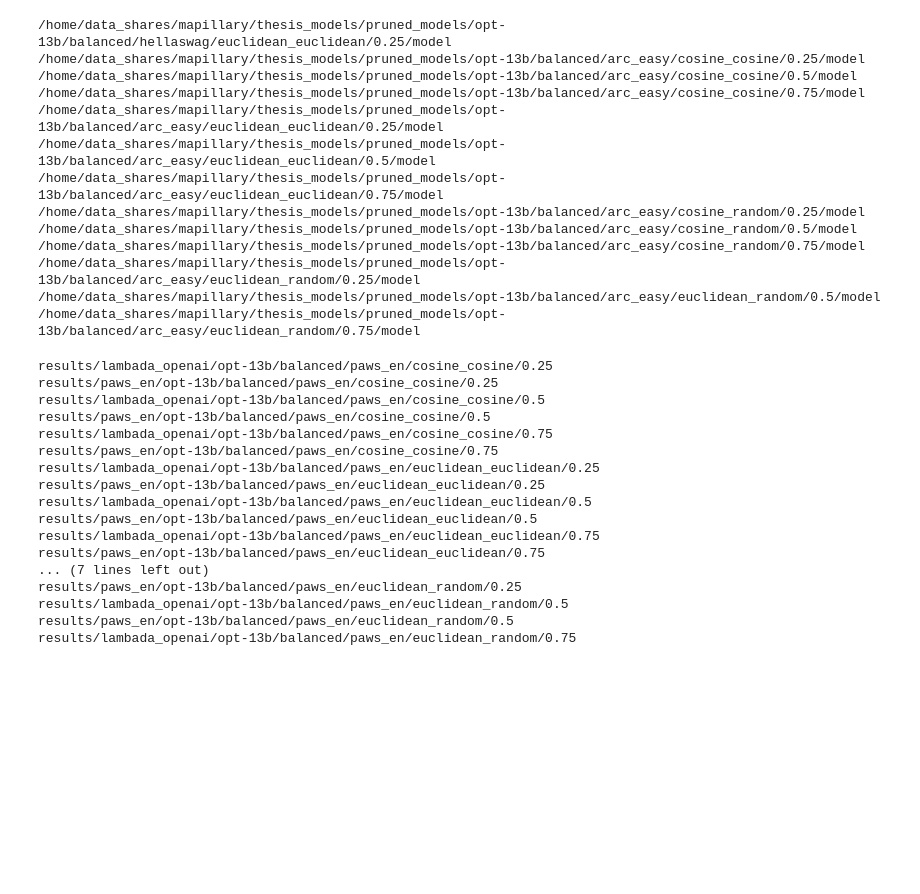
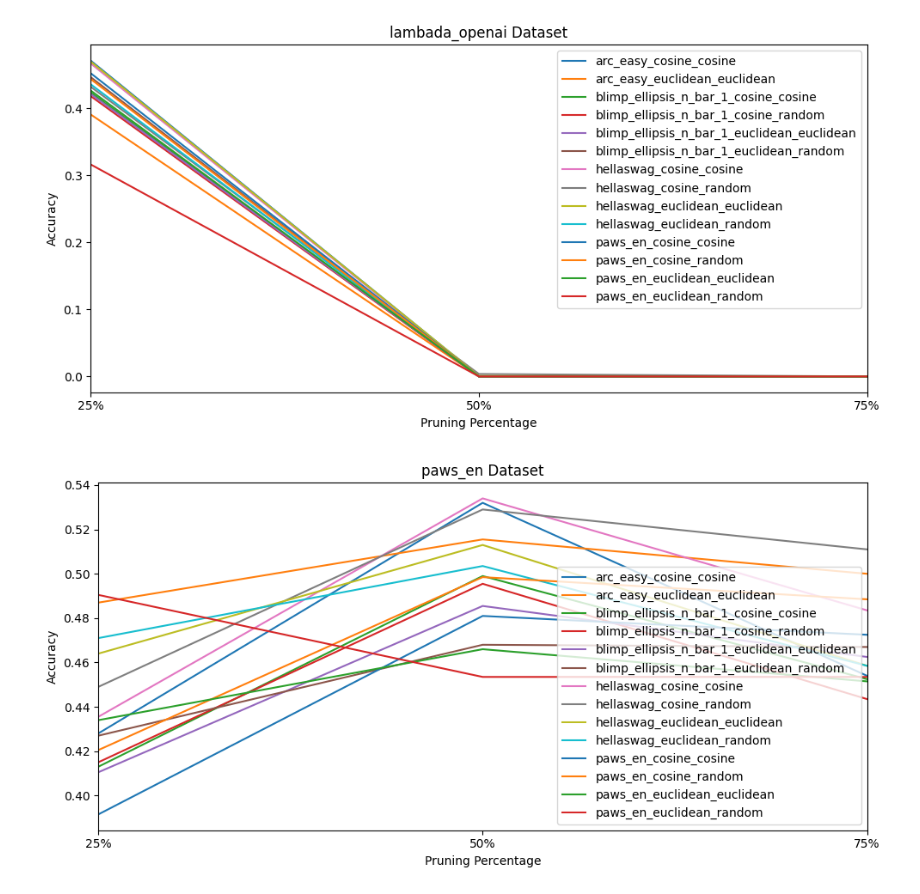
Before and after one commit to johanlaursen/explainabloomity, a Jupyter notebook: results.ipynb, the cells around one changed output. Drawn from its saved outputs; the diff is of its cells as text; code cells hidden in the pictures; blank space fills up the shorter version.

```diff
--- a/results.ipynb
+++ b/results.ipynb
@@ -32,52 +35,3 @@ tasks=(
     "arc_easy",
     "blimp_ellipsis_n_bar_1",
     "blimp_irregular_plural_subject_verb_agreement_1")
-# %%
-for prune_method in prune_methods:
-    for prune_task in prunetasks:
-        for prune_metric in metrics:
-            for prune_percent in prune_percents:
-                path_model = Path(path) / model / prune_method / prune_task / prune_metric / prune_percent / "model"
-                if not path_model.exists():
-                    print(path_model)
-# %% [output]
-/home/data_shares/mapillary/thesis_models/pruned_models/opt-13b/balanced/hellaswag/euclidean_euclidean/0.25/model
-/home/data_shares/mapillary/thesis_models/pruned_models/opt-13b/balanced/arc_easy/cosine_cosine/0.25/model
-/home/data_shares/mapillary/thesis_models/pruned_models/opt-13b/balanced/arc_easy/cosine_cosine/0.5/model
-/home/data_shares/mapillary/thesis_models/pruned_models/opt-13b/balanced/arc_easy/cosine_cosine/0.75/model
-/home/data_shares/mapillary/thesis_models/pruned_models/opt-13b/balanced/arc_easy/euclidean_euclidean/0.25/model
-/home/data_shares/mapillary/thesis_models/pruned_models/opt-13b/balanced/arc_easy/euclidean_euclidean/0.5/model
-/home/data_shares/mapillary/thesis_models/pruned_models/opt-13b/balanced/arc_easy/euclidean_euclidean/0.75/model
-/home/data_shares/mapillary/thesis_models/pruned_models/opt-13b/balanced/arc_easy/cosine_random/0.25/model
-/home/data_shares/mapillary/thesis_models/pruned_models/opt-13b/balanced/arc_easy/cosine_random/0.5/model
-/home/data_shares/mapillary/thesis_models/pruned_models/opt-13b/balanced/arc_easy/cosine_random/0.75/model
-/home/data_shares/mapillary/thesis_models/pruned_models/opt-13b/balanced/arc_easy/euclidean_random/0.25/model
-/home/data_shares/mapillary/thesis_models/pruned_models/opt-13b/balanced/arc_easy/euclidean_random/0.5/model
-/home/data_shares/mapillary/thesis_models/pruned_models/opt-13b/balanced/arc_easy/euclidean_random/0.75/model
-# %%
-for prune_method in prune_methods:
-    for prune_task in prunetasks:
-        for prune_metric in metrics:
-            for prune_percent in prune_percents:
-                for task in tasks:
-                    path_model = Path("./results")/ task / model / prune_method / prune_task / prune_metric / prune_percent
-                    if path_model.exists():
-                        print(path_model)
-# %% [output]
-results/lambada_openai/opt-13b/balanced/paws_en/cosine_cosine/0.25
-results/paws_en/opt-13b/balanced/paws_en/cosine_cosine/0.25
-results/lambada_openai/opt-13b/balanced/paws_en/cosine_cosine/0.5
-results/paws_en/opt-13b/balanced/paws_en/cosine_cosine/0.5
-results/lambada_openai/opt-13b/balanced/paws_en/cosine_cosine/0.75
-results/paws_en/opt-13b/balanced/paws_en/cosine_cosine/0.75
-results/lambada_openai/opt-13b/balanced/paws_en/euclidean_euclidean/0.25
-results/paws_en/opt-13b/balanced/paws_en/euclidean_euclidean/0.25
-results/lambada_openai/opt-13b/balanced/paws_en/euclidean_euclidean/0.5
-results/paws_en/opt-13b/balanced/paws_en/euclidean_euclidean/0.5
-results/lambada_openai/opt-13b/balanced/paws_en/euclidean_euclidean/0.75
-results/paws_en/opt-13b/balanced/paws_en/euclidean_euclidean/0.75
-... (7 lines left out)
-results/paws_en/opt-13b/balanced/paws_en/euclidean_random/0.25
-results/lambada_openai/opt-13b/balanced/paws_en/euclidean_random/0.5
-results/paws_en/opt-13b/balanced/paws_en/euclidean_random/0.5
-results/lambada_openai/opt-13b/balanced/paws_en/euclidean_random/0.75
@@ -83,0 +95,30 @@ results/lambada_openai/opt-13b/balanced/paws_en/euclidean_random/0.75
+# %%
+df = get_results()
+# %%
+unique_tasks = df['task'].unique()
+
+for task in unique_tasks:
+    fig, ax = plt.subplots(figsize=(10, 5))
+
+    task_data = df[df['task'] == task]
+    for (prune_task, prune_metric), group_data in task_data.groupby(['prune_task', 'metric']):
+        # Creating a unique label for each line
+        label = f"{prune_task}_{prune_metric}"
+        sorted_data = group_data.sort_values(by='percent')
+        ax.plot(sorted_data['percent'], sorted_data['norm_accuracy'], label=label)
+
+    ax.set_title(f'{task} Dataset')
+    ax.set_xlabel('Pruning Percentage')
+    ax.set_ylabel('Accuracy')
+    plt.xticks([0.25, 0.5, 0.75], ['25%', '50%', '75%'])
+    # x axis between 0.25 and 0.75
+    ax.set_xlim(0.25, 0.75)
+
+    # Creating a legend
+    ax.legend(loc='best')
+
+    plt.tight_layout()
+    plt.show()
+# %% [output]
+[figure, added]
+[figure, added]
```
Also changed, not shown: parts of 8 cells of this notebook.
